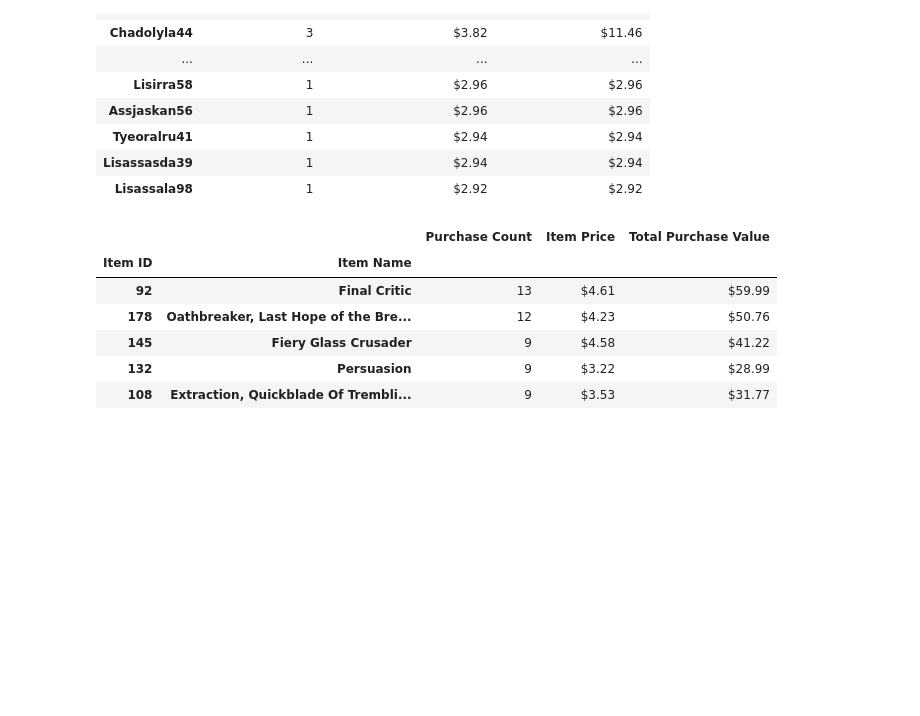
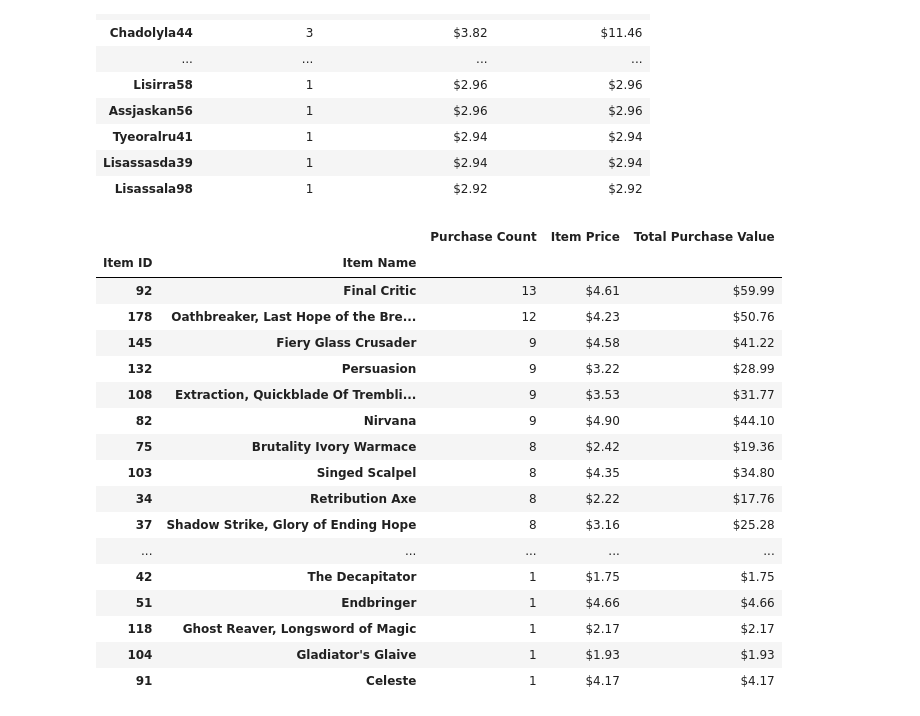
Before and after one commit to abarnatan/App-Sales-Analysis, a Jupyter notebook: HeroesOfPymoli/Heroes Of Pymoli.ipynb, the cells around one changed output. Saved outputs shown, nothing was run; the diff lists cells and outputs as text; code cells hidden in the pictures; blank space fills up the shorter version.

Commit message:
updated formatting

```diff
--- a/HeroesOfPymoli/Heroes Of Pymoli.ipynb
+++ b/HeroesOfPymoli/Heroes Of Pymoli.ipynb
@@ -236,40 +226,47 @@ sorted_spender_df.style.format({
 # Most popular items
 # Create data frame with only item info
 items_df = purchase_data[["Item ID", "Item Name", "Price"]]
 
 # Group by Item ID and Item Name
 grouped_items = items_df.groupby(["Item ID", "Item Name"])
 
 # Count total purchases of each item
 item_purchase_count = grouped_items["Price"].count()
 
 # Total purchase value
 total_purchase_value = grouped_items["Price"].sum()
 
 # Indicidual price per item
 item_price = grouped_items["Price"].mean()
 
-summary_items_df = pd.DataFrame({
-    "Purchase Count" : item_purchase_count,
-    "Item Price" : item_price,
-    "Total Purchase Value" : total_purchase_value
-})
+summary_items_df = pd.DataFrame({ "Purchase Count" : item_purchase_count,
+                                  "Item Price" : item_price,
+                                  "Total Purchase Value" : total_purchase_value})
 
 
 # Sort data frame decending by purchase count
-sorted_summary_items_df = summary_items_df.sort_values(["Purchase Count"], ascending=False).head()
+sorted_summary_items_df = summary_items_df.sort_values(["Purchase Count"], ascending=False)
 
 
 # Format data frame
-sorted_summary_items_df.style.format({
-                            "Item Price":"${:,.2f}",
-                            "Total Purchase Value":"${:,.2f}"
-})
+sorted_summary_items_df.style.format({ "Item Price":"${:,.2f}",
+                                       "Total Purchase Value":"${:,.2f}"})
 # %% [output]
 |  |  | Purchase Count | Item Price | Total Purchase Value |
 | Item ID | Item Name |  |  |  |
 | 92 | Final Critic | 13 | $4.61 | $59.99 |
 | 178 | Oathbreaker, Last Hope of the Bre... | 12 | $4.23 | $50.76 |
 | 145 | Fiery Glass Crusader | 9 | $4.58 | $41.22 |
 | 132 | Persuasion | 9 | $3.22 | $28.99 |
 | 108 | Extraction, Quickblade Of Trembli... | 9 | $3.53 | $31.77 |
+| 82 | Nirvana | 9 | $4.90 | $44.10 |
+| 75 | Brutality Ivory Warmace | 8 | $2.42 | $19.36 |
+| 103 | Singed Scalpel | 8 | $4.35 | $34.80 |
+| 34 | Retribution Axe | 8 | $2.22 | $17.76 |
+| 37 | Shadow Strike, Glory of Ending Hope | 8 | $3.16 | $25.28 |
+| ... | ... | ... | ... | ... |
+| 42 | The Decapitator | 1 | $1.75 | $1.75 |
+| 51 | Endbringer | 1 | $4.66 | $4.66 |
+| 118 | Ghost Reaver, Longsword of Magic | 1 | $2.17 | $2.17 |
+| 104 | Gladiator's Glaive | 1 | $1.93 | $1.93 |
+| 91 | Celeste | 1 | $4.17 | $4.17 |
```
Also changed, not shown: parts of 7 cells of this notebook.
